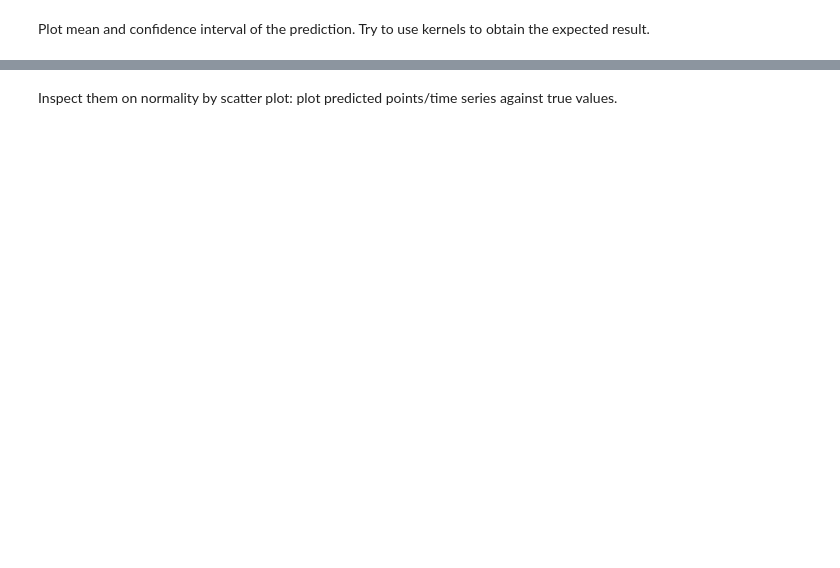
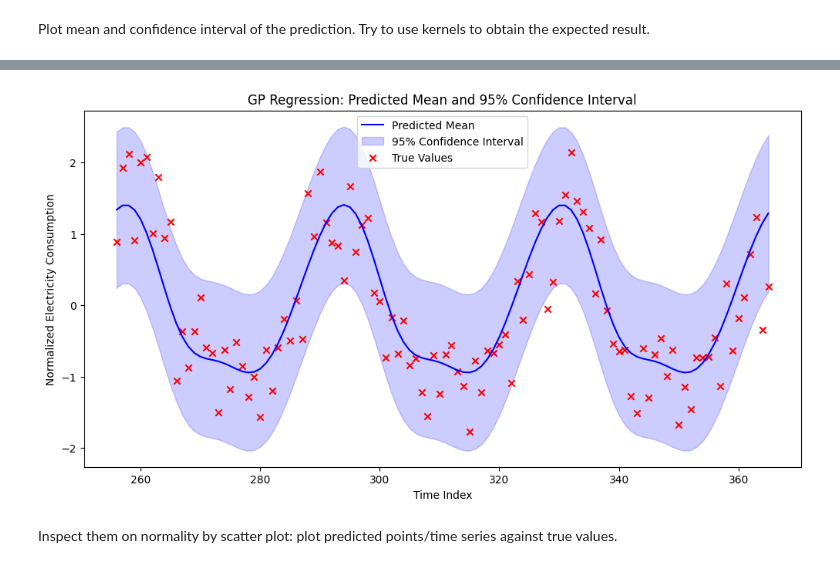
Before and after one commit to br0fire/Skoltech_ML, a Jupyter notebook: HW_2/HW02.ipynb, the cells around one changed output, grey strips where cells are left out. Cells and saved outputs as stored; diff of their text form; code cells hidden in the pictures; blank space fills up the shorter version.

```diff
--- a/HW_2/HW02.ipynb
+++ b/HW_2/HW02.ipynb
@@ -113,2 +101,30 @@ Expected output format
+# %%
+### BEGIN SOLUTION (do not delete this comment!)
+kernel = (GPy.kern.RBF(input_dim=1) +
+          GPy.kern.StdPeriodic(input_dim=1) +
+          GPy.kern.White(input_dim=1) +
+          GPy.kern.Poly(input_dim=1, order=4))
+
+model = GPy.models.GPRegression(X_train, y_train_norm, kernel)
+model.optimize(messages=False)
+y_pred_mean, y_pred_var = model.predict(X_test)
+y_pred_std = np.sqrt(y_pred_var)
+
+plt.figure(figsize=(12, 6))
+plt.plot(X_test, y_pred_mean, 'b-', label='Predicted Mean')
+plt.fill_between(X_test.flatten(),
+                 (y_pred_mean - 2*y_pred_std).flatten(),
+                 (y_pred_mean + 2*y_pred_std).flatten(),
+                 color='blue', alpha=0.2, label='95% Confidence Interval')
+plt.scatter(X_test, y_test_norm, color='red', marker='x', label='True Values')
+plt.xlabel("Time Index")
+plt.ylabel("Normalized Electricity Consumption")
+plt.title("GP Regression: Predicted Mean and 95% Confidence Interval")
+plt.legend()
+plt.show()
+
+### END SOLUTION (do not delete this comment!))
+# %% [output]
+[figure, added]
 # %% [markdown]
 Inspect them on normality by scatter plot: plot predicted points/time series against true values.
```
Also changed, not shown: parts of 14 cells of this notebook.
